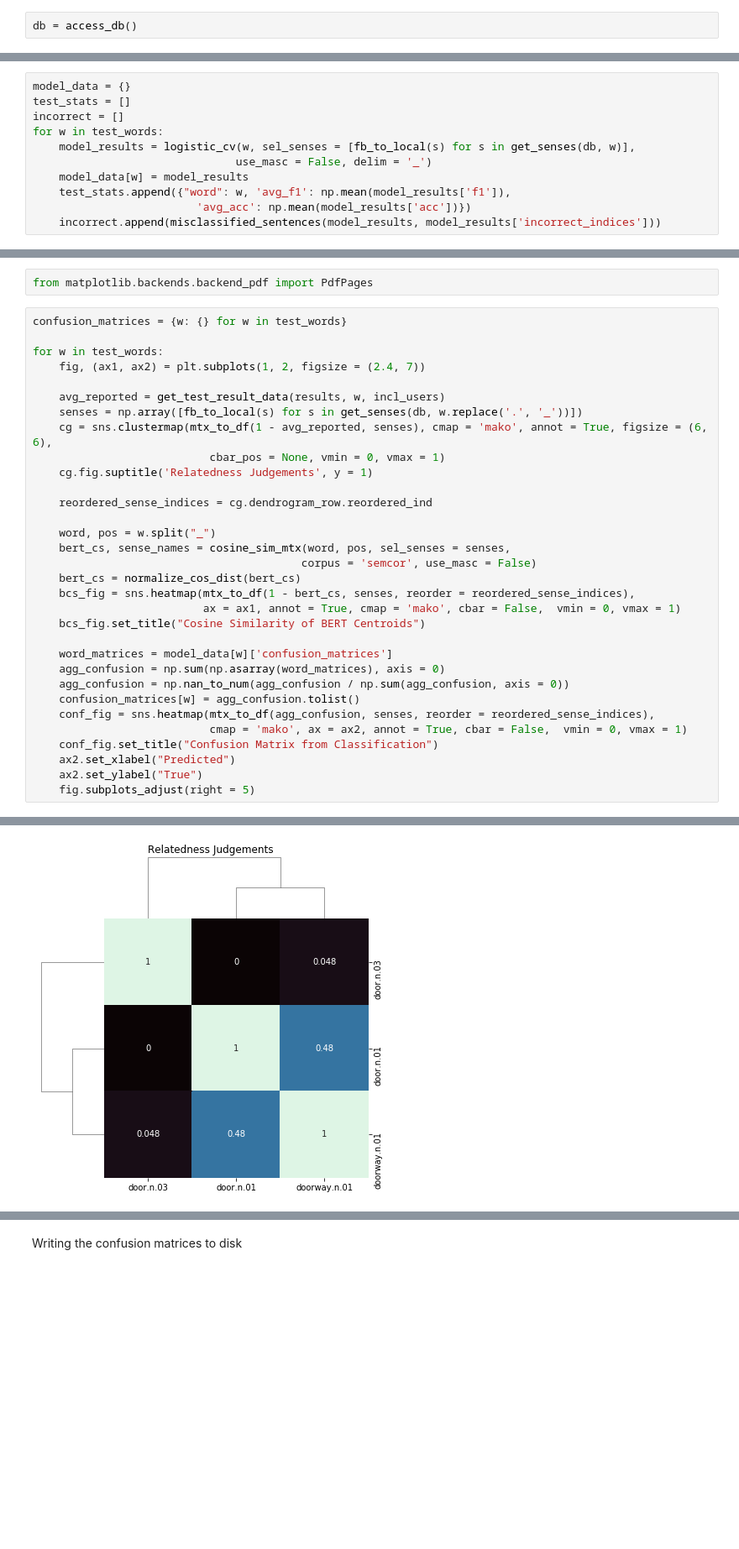
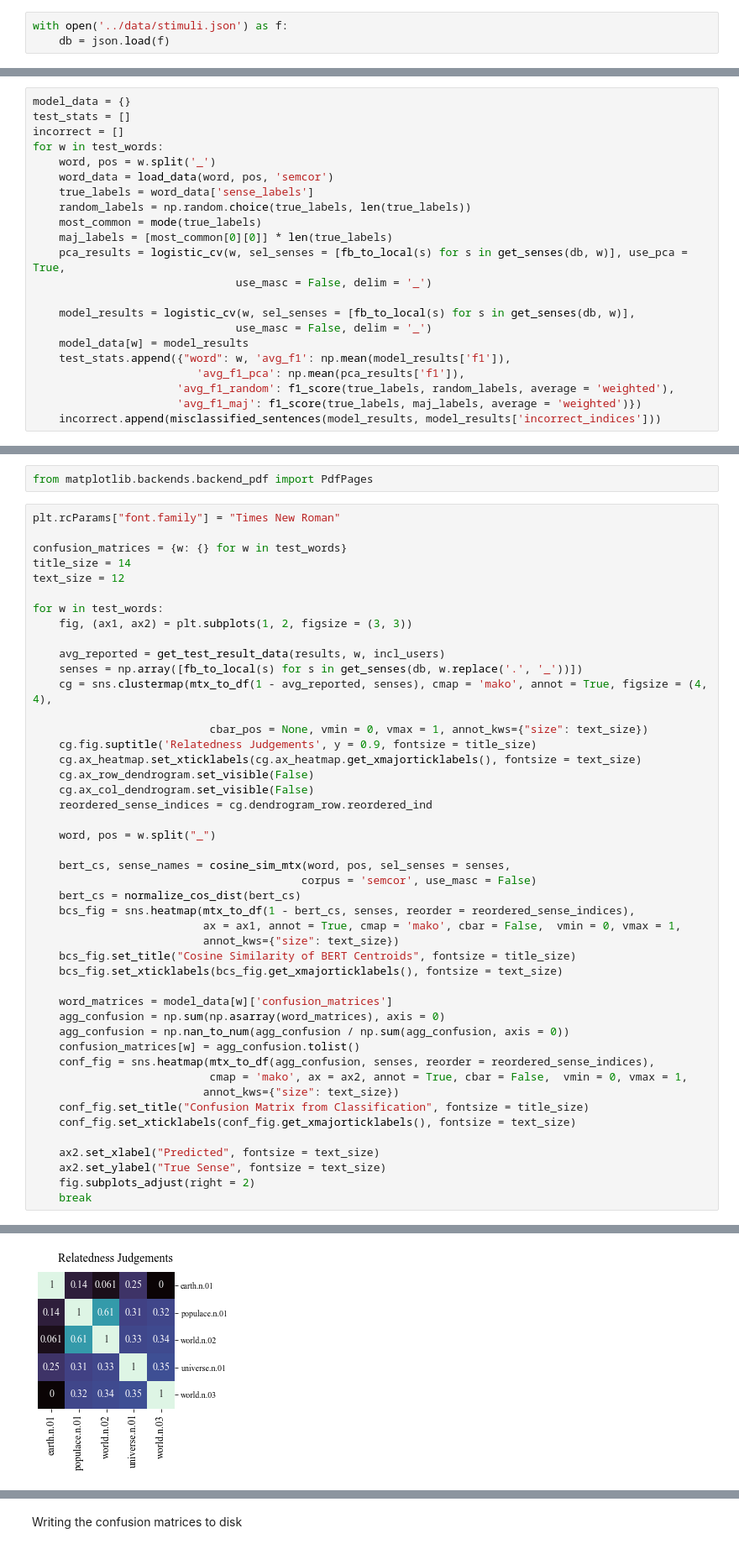
Before and after one commit to sathvikn/bert-wordsense, a Jupyter notebook: codebase/notebooks/logistic_test.ipynb, the cells around one changed output, grey strips where cells are left out. Shown at 84% size. Saved outputs shown, nothing was run; the diff lists cells and outputs as text; blank space fills up the shorter version.

```diff
--- a/codebase/notebooks/logistic_test.ipynb
+++ b/codebase/notebooks/logistic_test.ipynb
@@ -12,8 +14,9 @@ import pandas as pd
 ## Data Prep
 # %% [markdown]
 Reading in experimental data to see which words to run the model on
-# %%
-db = access_db()
+# %%
+with open('../data/stimuli.json') as f:
+    db = json.load(f)
 # %%
 results = pd.read_csv('../data/approved_expt_results.csv')
 incl_users = results['userID'].unique()
@@ -29,11 +32,22 @@ model_data = {}
 test_stats = []
 incorrect = []
 for w in test_words:
+    word, pos = w.split('_')
+    word_data = load_data(word, pos, 'semcor')
+    true_labels = word_data['sense_labels']
+    random_labels = np.random.choice(true_labels, len(true_labels))
+    most_common = mode(true_labels)
+    maj_labels = [most_common[0][0]] * len(true_labels)
+    pca_results = logistic_cv(w, sel_senses = [fb_to_local(s) for s in get_senses(db, w)], use_pca = True,
+                               use_masc = False, delim = '_')
+
     model_results = logistic_cv(w, sel_senses = [fb_to_local(s) for s in get_senses(db, w)],
                                use_masc = False, delim = '_')
     model_data[w] = model_results
     test_stats.append({"word": w, 'avg_f1': np.mean(model_results['f1']),
-                         'avg_acc': np.mean(model_results['acc'])})
+                         'avg_f1_pca': np.mean(pca_results['f1']),
+                      'avg_f1_random': f1_score(true_labels, random_labels, average = 'weighted'),
+                      'avg_f1_maj': f1_score(true_labels, maj_labels, average = 'weighted')})
     incorrect.append(misclassified_sentences(model_results, model_results['incorrect_indices']))
 # %% [markdown]
 Accuracies and F1 scores for Test Words for 5 fold Cross Validation
@@ -133,35 +176,49 @@ import seaborn as sns
 # %%
 from matplotlib.backends.backend_pdf import PdfPages
 # %%
+plt.rcParams["font.family"] = "Times New Roman"
+
 confusion_matrices = {w: {} for w in test_words}
+title_size = 14
+text_size = 12
 
 for w in test_words:
-    fig, (ax1, ax2) = plt.subplots(1, 2, figsize = (2.4, 7))
+    fig, (ax1, ax2) = plt.subplots(1, 2, figsize = (3, 3))
 
     avg_reported = get_test_result_data(results, w, incl_users)
     senses = np.array([fb_to_local(s) for s in get_senses(db, w.replace('.', '_'))])
-    cg = sns.clustermap(mtx_to_df(1 - avg_reported, senses), cmap = 'mako', annot = True, figsize = (6, 6),
-                           cbar_pos = None, vmin = 0, vmax = 1)
-    cg.fig.suptitle('Relatedness Judgements', y = 1)
+    cg = sns.clustermap(mtx_to_df(1 - avg_reported, senses), cmap = 'mako', annot = True, figsize = (4, 4),
 
+                           cbar_pos = None, vmin = 0, vmax = 1, annot_kws={"size": text_size})
+    cg.fig.suptitle('Relatedness Judgements', y = 0.9, fontsize = title_size)
+    cg.ax_heatmap.set_xticklabels(cg.ax_heatmap.get_xmajorticklabels(), fontsize = text_size)
+    cg.ax_row_dendrogram.set_visible(False)
+    cg.ax_col_dendrogram.set_visible(False)
     reordered_sense_indices = cg.dendrogram_row.reordered_ind
 
     word, pos = w.split("_")
+
     bert_cs, sense_names = cosine_sim_mtx(word, pos, sel_senses = senses,
                                          corpus = 'semcor', use_masc = False)
     bert_cs = normalize_cos_dist(bert_cs)
     bcs_fig = sns.heatmap(mtx_to_df(1 - bert_cs, senses, reorder = reordered_sense_indices),
-                          ax = ax1, annot = True, cmap = 'mako', cbar = False,  vmin = 0, vmax = 1)
-    bcs_fig.set_title("Cosine Similarity of BERT Centroids")
+                          ax = ax1, annot = True, cmap = 'mako', cbar = False,  vmin = 0, vmax = 1,
+                          annot_kws={"size": text_size})
+    bcs_fig.set_title("Cosine Similarity of BERT Centroids", fontsize = title_size)
+    bcs_fig.set_xticklabels(bcs_fig.get_xmajorticklabels(), fontsize = text_size)
 
     word_matrices = model_data[w]['confusion_matrices']
     agg_confusion = np.sum(np.asarray(word_matrices), axis = 0)
     agg_confusion = np.nan_to_num(agg_confusion / np.sum(agg_confusion, axis = 0))
     confusion_matrices[w] = agg_confusion.tolist()
     conf_fig = sns.heatmap(mtx_to_df(agg_confusion, senses, reorder = reordered_sense_indices),
-                           cmap = 'mako', ax = ax2, annot = True, cbar = False,  vmin = 0, vmax = 1)
-    conf_fig.set_title("Confusion Matrix from Classification")
-    ax2.set_xlabel("Predicted")
-    ax2.set_ylabel("True")
-    fig.subplots_adjust(right = 5)
+                           cmap = 'mako', ax = ax2, annot = True, cbar = False,  vmin = 0, vmax = 1,
+                          annot_kws={"size": text_size})
+    conf_fig.set_title("Confusion Matrix from Classification", fontsize = title_size)
+    conf_fig.set_xticklabels(conf_fig.get_xmajorticklabels(), fontsize = text_size)
+
+    ax2.set_xlabel("Predicted", fontsize = text_size)
+    ax2.set_ylabel("True Sense", fontsize = text_size)
+    fig.subplots_adjust(right = 2)
+    break
 # %% [output]
@@ -169 +226 @@ for w in test_words:
-[figure, old version]
+[figure, new version]
```
Also changed, not shown: parts of 12 cells of this notebook, 10 other files.
